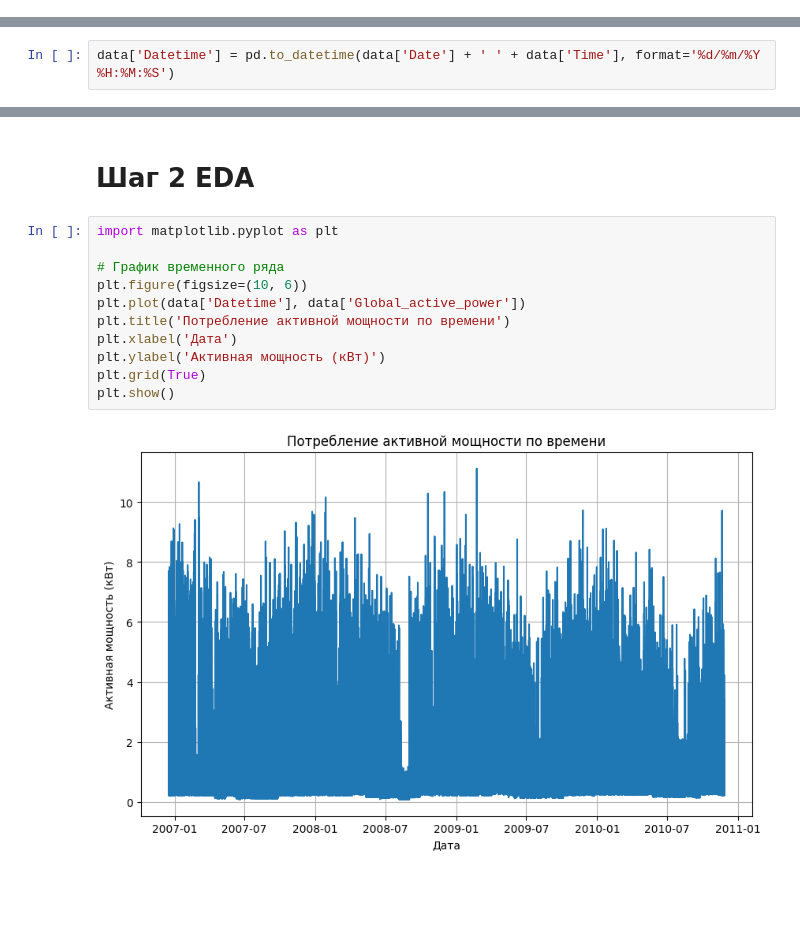
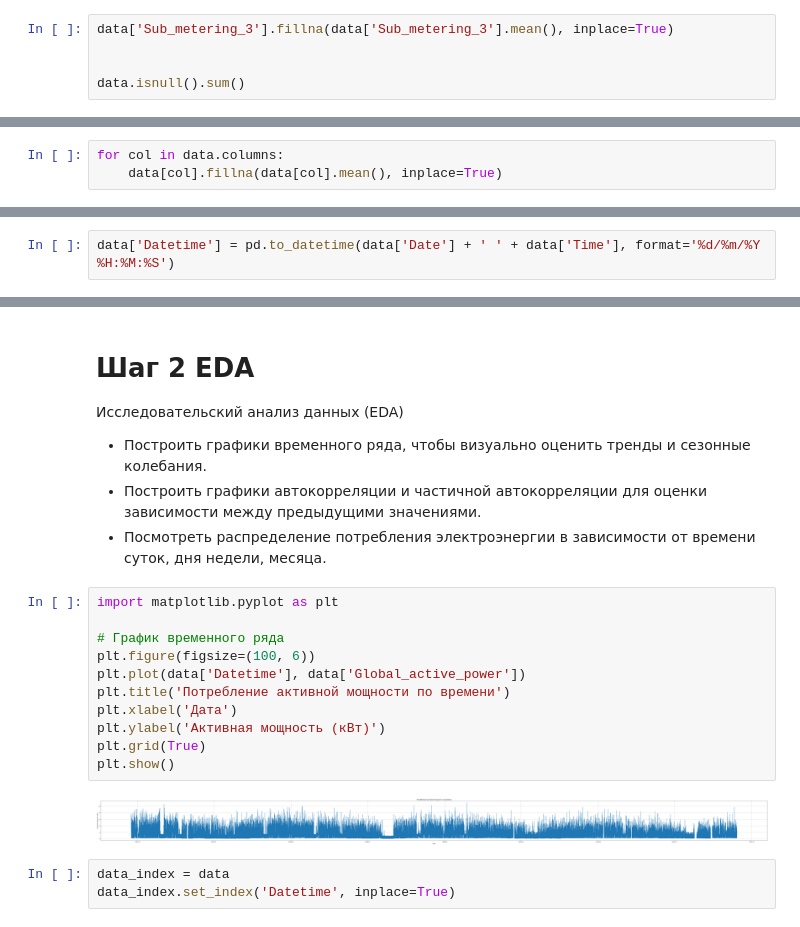
Before and after one commit to zyf2021/Forecasting-electricity-consumption, a Jupyter notebook: forecasting-electricity-consumption.ipynb, the cells around one changed output, grey strips where cells are left out. Cells and saved outputs as stored; diff of their text form; blank space fills up the shorter version.

```diff
--- a/forecasting-electricity-consumption.ipynb
+++ b/forecasting-electricity-consumption.ipynb
@@ -91,0 +85,5 @@ data['Global_intensity'] = pd.to_numeric(data['Global_intensity'], errors = 'coe
+# %%
+data['Sub_metering_3'].fillna(data['Sub_metering_3'].mean(), inplace=True)
+
+
+data.isnull().sum()
@@ -91,0 +107,3 @@ data['Global_intensity'] = pd.to_numeric(data['Global_intensity'], errors = 'coe
+# %%
+for col in data.columns:
+    data[col].fillna(data[col].mean(), inplace=True)
@@ -123,18 +153,26 @@ data.head()
 | 2 | 5.374 | 233.29 | 233.29 | 23.0 | 0.0 | 2.0 | ... |
 | 3 | 5.388 | 233.74 | 233.74 | 23.0 | 0.0 | 1.0 | ... |
 | 4 | 3.666 | 235.68 | 235.68 | 15.8 | 0.0 | 1.0 | ... |
-# %% [markdown]
-# Шаг 2 EDA
+# %% [markdown]
+# Шаг 2 EDA
+
+Исследовательский анализ данных (EDA)
+- Построить графики временного ряда, чтобы визуально оценить тренды и сезонные колебания.
+- Построить графики автокорреляции и частичной автокорреляции для оценки зависимости между предыдущими значениями.
+- Посмотреть распределение потребления электроэнергии в зависимости от времени суток, дня недели, месяца.
 # %%
 import matplotlib.pyplot as plt
 
 # График временного ряда
-plt.figure(figsize=(10, 6))
+plt.figure(figsize=(100, 6))
 plt.plot(data['Datetime'], data['Global_active_power'])
 plt.title('Потребление активной мощности по времени')
 plt.xlabel('Дата')
 plt.ylabel('Активная мощность (кВт)')
 plt.grid(True)
 plt.show()
 # %% [output]
-[figure, old version]
+[figure, new version]
+# %%
+data_index = data
+data_index.set_index('Datetime', inplace=True)
```
Also changed, not shown: parts of 28 cells of this notebook.
